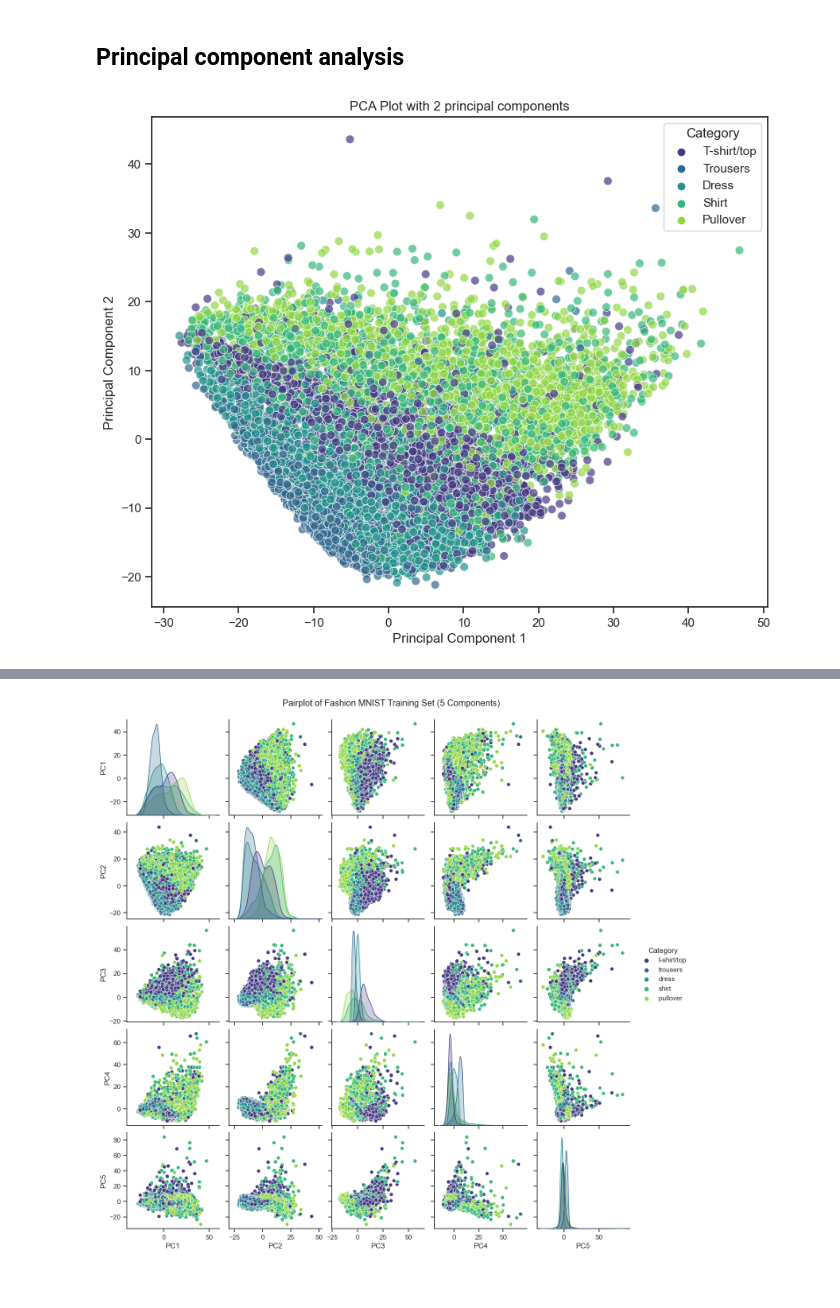
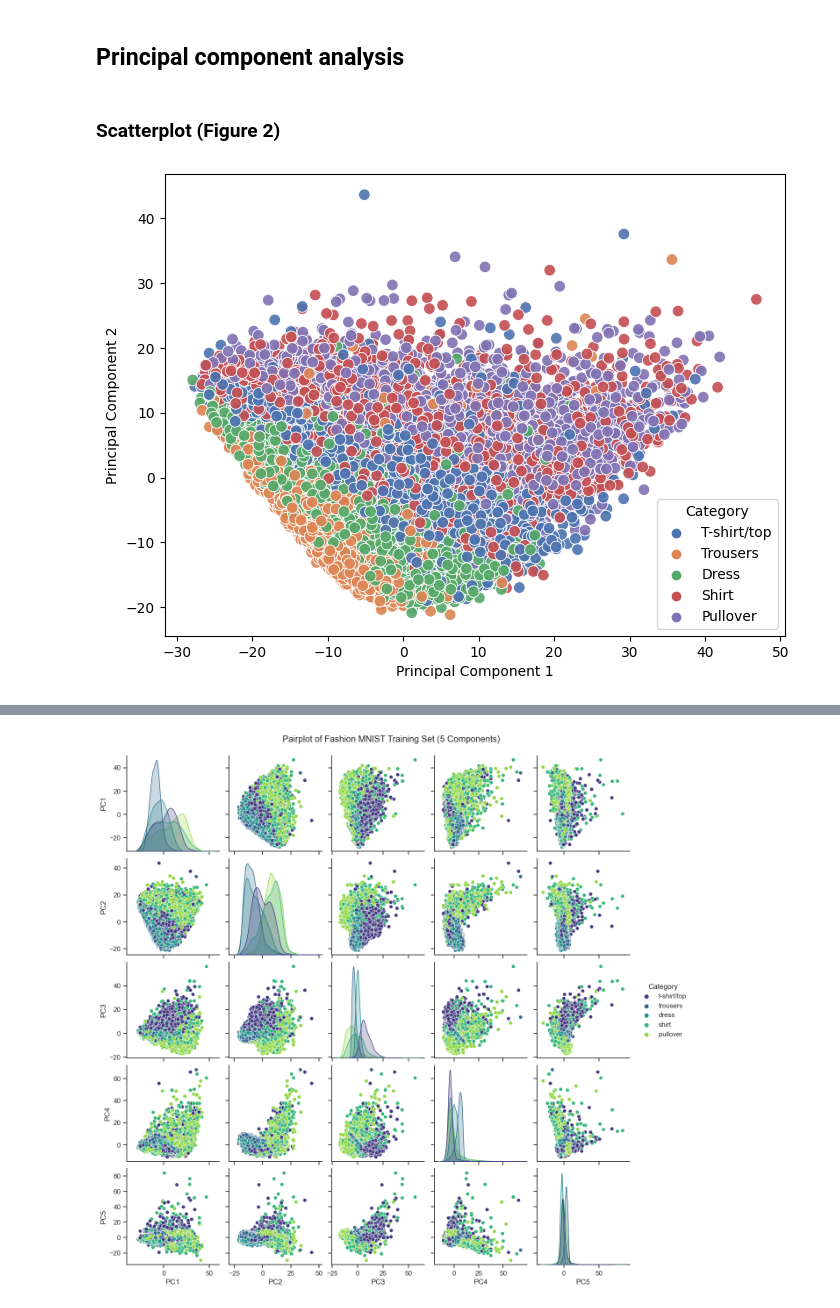
Before and after one commit to Purreskov/Machine-Learning, a Jupyter notebook: main.ipynb, the cells around one changed output, grey strips where cells are left out. Drawn from its saved outputs; the diff is of its cells as text; code cells hidden in the pictures.

```diff
--- a/main.ipynb
+++ b/main.ipynb
@@ -32,6 +32,8 @@ plt.show()
 [figure]
 # %% [markdown]
 ## Principal component analysis
+# %% [markdown]
+### Scatterplot (Figure 2)
 # %%
 import numpy as np
 import pandas as pd
@@ -42,34 +44,33 @@ from sklearn.preprocessing import StandardScaler
 
 # Load the Fashion MNIST training data
 train_data = np.load('fashion_train.npy')
 
 # Extract features (pixel values) and labels
 X_train = train_data[:, :-1]
 y_train = train_data[:, -1]
 
 # Map integer labels to corresponding string labels¨
 label_mapping = {0: "T-shirt/top", 1: "Trousers", 2: "Pullover", 3: "Dress", 4: "Shirt"}
 y_train_strings = np.array([label_mapping[label] for label in y_train])
 
 # Standardize the data
 scaler = StandardScaler()
 X_train_standardized = scaler.fit_transform(X_train)
 
 # Apply PCA to the standardized data
 pca = PCA(n_components=2)
 principal_components = pca.fit_transform(X_train_standardized)
 
 # Create a DataFrame with the first two principal components and labels
 pc_df = pd.DataFrame(data=principal_components, columns=['PC1', 'PC2'])
 pc_df['Category'] = y_train_strings
 
 # Visualize the PCA plot using Seaborn
-plt.figure(figsize=(10, 8))
-sns.scatterplot(x='PC1', y='PC2', hue='Category', data=pc_df, palette='viridis', s=60, alpha=0.7)
-plt.title('PCA Plot with 2 principal components')
+plt.figure(figsize=(8, 6))
+sns.scatterplot(x='PC1', y='PC2', hue='Category', data=pc_df, palette='deep', s=70, alpha=0.9)
 plt.xlabel('Principal Component 1')
 plt.ylabel('Principal Component 2')
 plt.legend(title='Category')
 plt.show()
 # %% [output]
-[figure, old version]
+[figure, new version]
```
Also changed, not shown: parts of 6 cells of this notebook.
